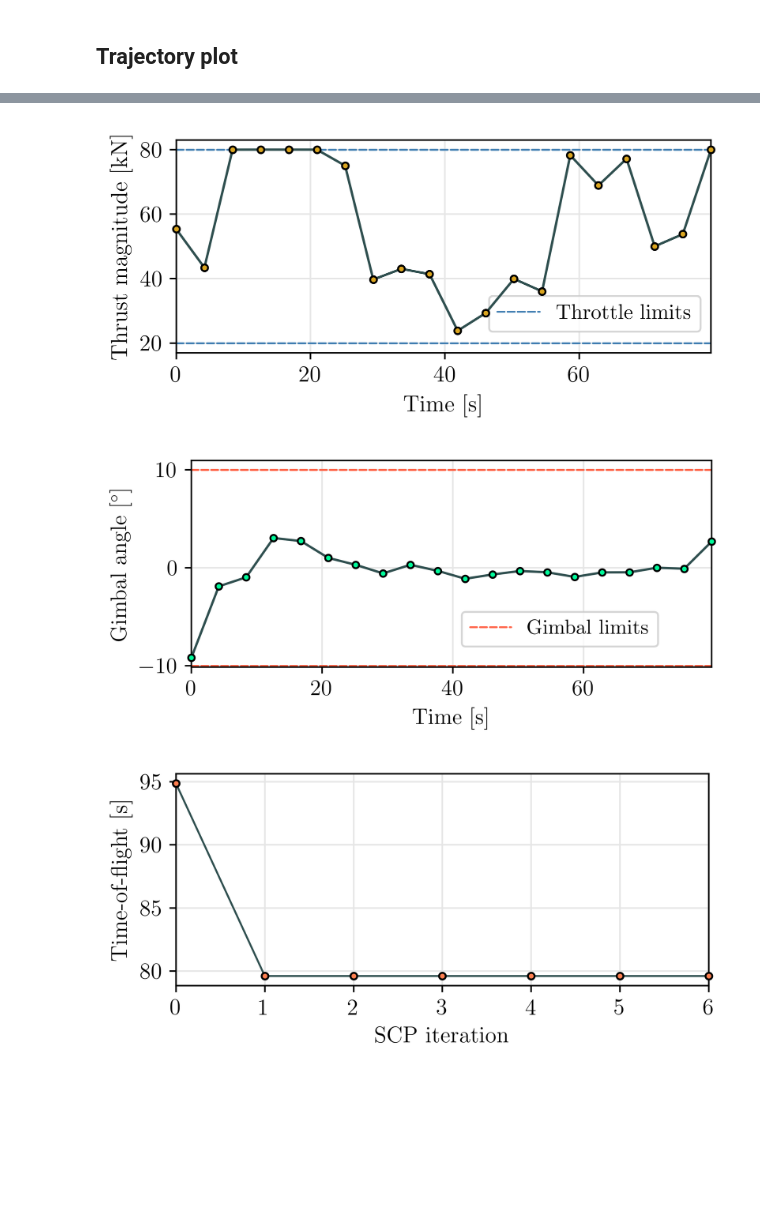
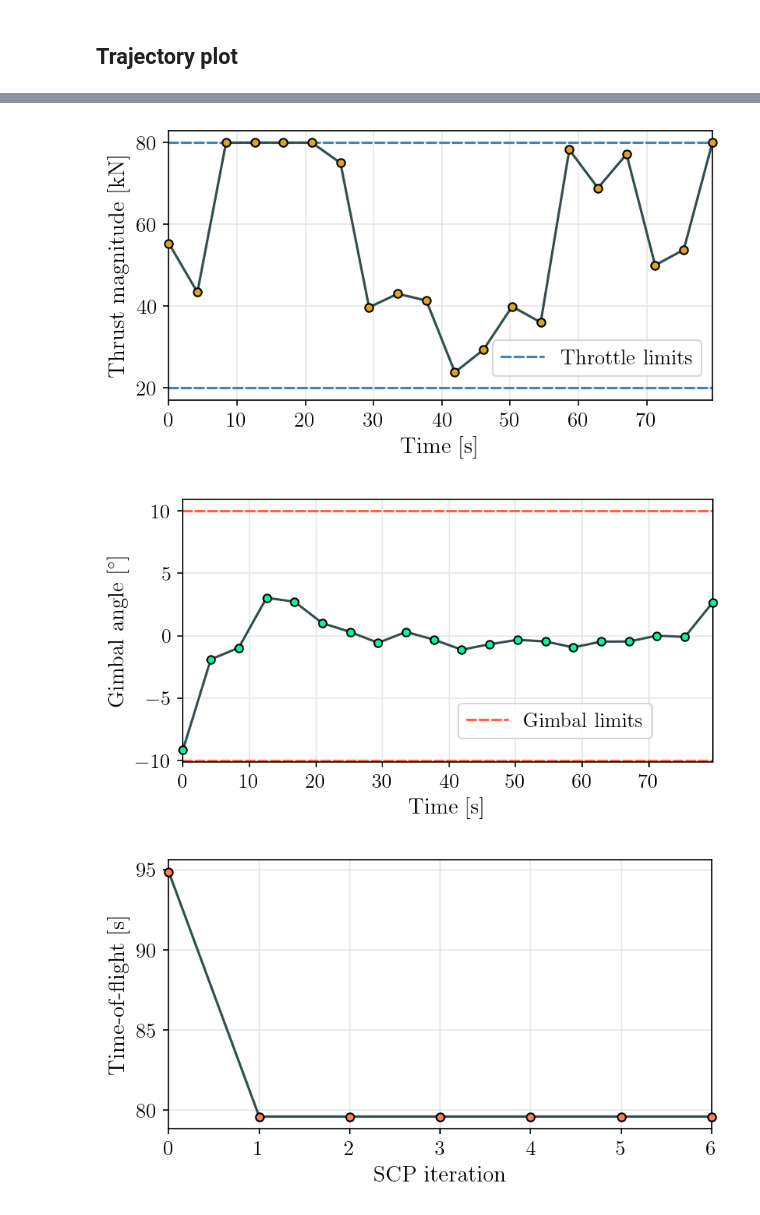
Before and after one commit to UW-ACL/SCPToolbox_tutorial, a Jupyter notebook: src/p4_rocket_plots.ipynb, the cells around one changed output, grey strips where cells are left out. Saved outputs shown, nothing was run; the diff lists cells and outputs as text; code cells hidden in the pictures; blank space fills up the shorter version.

```diff
--- a/src/p4_rocket_plots.ipynb
+++ b/src/p4_rocket_plots.ipynb
@@ -673,44 +678,44 @@ ax.set_ylabel("Mass [kg]");
 # %%
-fig = plt.figure(figsize=(5, 2))
+fig = plt.figure(figsize=(6, 3))
 ax = fig.add_subplot(111)
 
 ax.grid(color="0.9")
 
-ax.plot(td, ud[1, :]/1e3, linewidth=1.25, color="darkslategrey", marker="o", ms=3.5, markeredgecolor="k", markerfacecolor="goldenrod", alpha=1, clip_on=false, zorder=1e8)
-ax.axhline(y=T_min/1e3, color="steelblue", linewidth=1, linestyle="dashed", dash_capstyle="round", label="Throttle limits")
-ax.axhline(y=T_max/1e3, color="steelblue", linewidth=1, linestyle="dashed", dash_capstyle="round")
+ax.plot(td, ud[1, :]/1e3, linewidth=1.5, color="darkslategrey", marker="o", ms=5, markeredgecolor="k", markerfacecolor="goldenrod", alpha=1, clip_on=false, zorder=1e8)
+ax.axhline(y=T_min/1e3, color="steelblue", linewidth=1.5, linestyle="dashed", dash_capstyle="round", label="Throttle limits")
+ax.axhline(y=T_max/1e3, color="steelblue", linewidth=1.5, linestyle="dashed", dash_capstyle="round")
 
 ax.legend(loc="best", bbox_to_anchor=(0.5, 0.05, 0.5, 0.5))
 
 ax.set_xlabel("Time [s]")
 ax.set_ylabel("Thrust magnitude [kN]");
 # %% [output]
-[figure, old version]
+[figure, new version]
 # %%
-fig = plt.figure(figsize=(5, 2))
+fig = plt.figure(figsize=(6, 3))
 ax = fig.add_subplot(111)
 
 ax.grid(color="0.9")
 
-ax.plot(td, [rad2deg(ud[2, i]) for i in 1:N], linewidth=1.25, color="darkslategrey", marker="o", ms=3.5, markeredgecolor="k", markerfacecolor="mediumspringgreen", alpha=1, clip_on=false, zorder=1e8)
-ax.axhline(y=rad2deg(δ_max), color="tomato", linewidth=1, linestyle="dashed", dash_capstyle="round", label="Gimbal limits")
-ax.axhline(y=-rad2deg(δ_max), color="tomato", linewidth=1, linestyle="dashed", dash_capstyle="round")
+ax.plot(td, [rad2deg(ud[2, i]) for i in 1:N], linewidth=1.5, color="darkslategrey", marker="o", ms=5, markeredgecolor="k", markerfacecolor="mediumspringgreen", alpha=1, clip_on=false, zorder=1e8)
+ax.axhline(y=rad2deg(δ_max), color="tomato", linewidth=1.5, linestyle="dashed", dash_capstyle="round", label="Gimbal limits")
+ax.axhline(y=-rad2deg(δ_max), color="tomato", linewidth=1.5, linestyle="dashed", dash_capstyle="round")
 
 ax.legend(loc="best", bbox_to_anchor=(0.5, 0.05, 0.5, 0.5))
 
 ax.set_xlabel("Time [s]")
 ax.set_ylabel("Gimbal angle [\$^\\circ\$]");
 # %% [output]
-[figure, old version]
+[figure, new version]
 # %%
-fig = plt.figure(figsize=(5, 2))
+fig = plt.figure(figsize=(6, 3))
 ax = fig.add_subplot(111)
 
 ax.grid(color="0.9")
 
-ax.plot(tf_values, linewidth=1, color="darkslategrey", marker="o", ms=3.5, markeredgecolor="k", markerfacecolor="coral", alpha=1, clip_on=false, zorder=1e8)
+ax.plot(tf_values, linewidth=1.5, color="darkslategrey", marker="o", ms=5, markeredgecolor="k", markerfacecolor="coral", alpha=1, clip_on=false, zorder=1e8)
 
 ax.set_xlabel("SCP iteration")
 ax.set_ylabel("Time-of-flight [s]");
 # %% [output]
-[figure, old version]
+[figure, new version]
```
Also changed, not shown: parts of 6 cells of this notebook.
